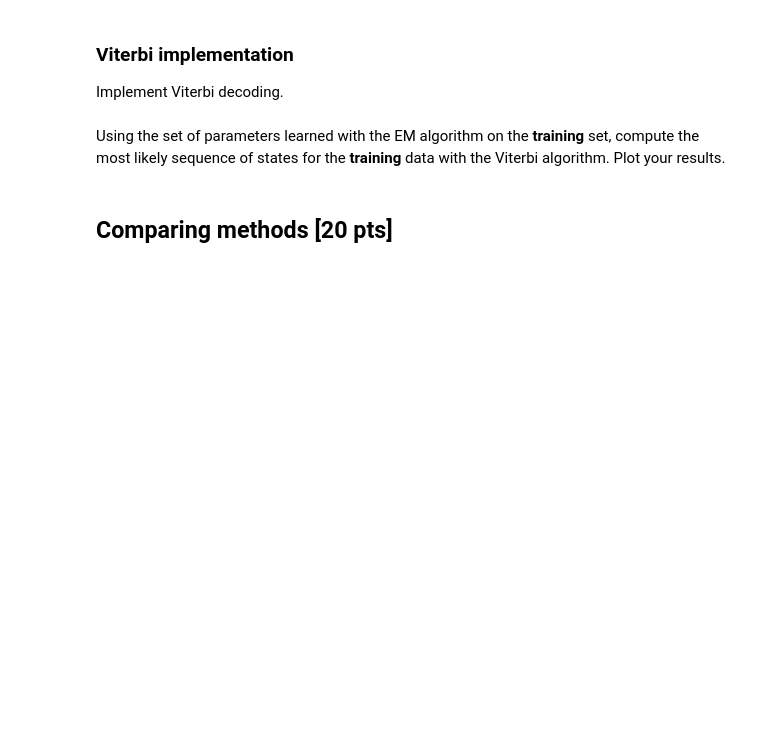
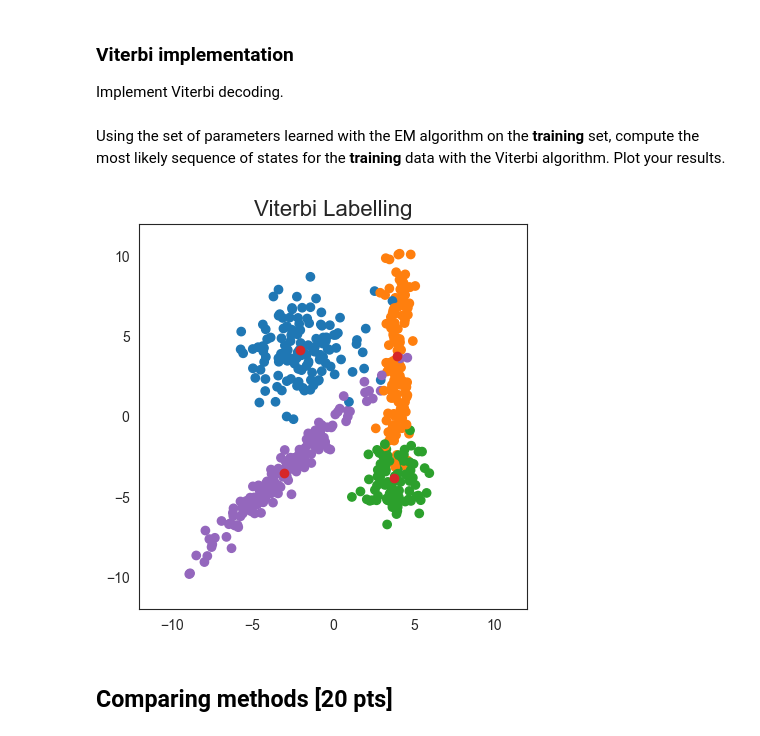
Before and after one commit to Gregb26/IFT-6269-Greg, a Jupyter notebook: Homework 4/Hw4_Code.ipynb, the cells around one changed output. Cells and saved outputs as stored; diff of their text form; code cells hidden in the pictures; blank space fills up the shorter version.

```diff
--- a/Homework 4/Hw4_Code.ipynb
+++ b/Homework 4/Hw4_Code.ipynb
@@ -479,26 +940,55 @@ def viterbi(X, pi, A, mus, sigmas):
         z: [TxK] one-hot encoding of most probable state sequence z_{1:T} given x_{1:T}
     """
 
+    # useful constants
     T, K = X.shape[0], mus.shape[0]
 
-    # TODO
-    z = np.zeros((T, K))
+    B = np.exp(log_emission(X, mus, sigmas)) # emission probabilities
 
-    return z
+    # initialization
+    path = np.zeros((T, K))
+    prob = np.zeros((T, K))
+
+    # forward loop
+    for k in range(K):
+        prob[0,k] = pi[k] * B[0, k] # base case
+
+    for t in range(1, T): # base case already handled
+        new_prob = (prob[t-1] * A.T).T
+        prob[t] = np.max(new_prob, axis = 0) * B[t, :]
+        path[t] = np.argmax(new_prob, axis =0)
+        prob[t] /= prob[t].sum() # normalization
+
+
+    best_path = np.zeros(T, dtype =int)
+
+    # backward loop
+    best_path[-1] = np.argmax(prob[t]) # base case
+
+    for t in reversed(range(T-1)): # base case already handled
+        best_path[t] = path[t+1, best_path[t+1]]
+
+    # convert to one-hot encoding
+    z = np.zeros((T, K), dtype=int)
+    z[np.arange(T), best_path] = 1
+
+    return best_path, z
 # %% [markdown]
 Using the set of parameters learned with the EM algorithm on the **training** set, compute the most likely sequence of states for the **training** data with the Viterbi algorithm. Plot your results.
 # %%
 # ---------------------------------------------------------------------------- #
 #     Do NOT change the contents of this cell. This is just for execution.     #
 #   If you respected function signatures, this cell should run without changes #
 # ---------------------------------------------------------------------------- #
 
 # Get one_hot_labels from Viterbi and turn them into 0, ..., K-1 "numeric" labels
-one_hot_labels = viterbi(X_train, pi_em, A_em, mus_em, sigmas_em)
+_, one_hot_labels = viterbi(X_train, pi_em, A_em, mus_em, sigmas_em)
 viterbi_labels =  np.argmax(one_hot_labels, axis=1)
 
 # Plot the results
 plot_labelling(X_train, viterbi_labels, mus, 'Viterbi Labelling')
+# %% [output]
+[figure, added]
 # %% [markdown]
 ## Comparing methods [20 pts]
 # %% [markdown]
```
Also changed, not shown: parts of 22 cells of this notebook, 5 other files.
